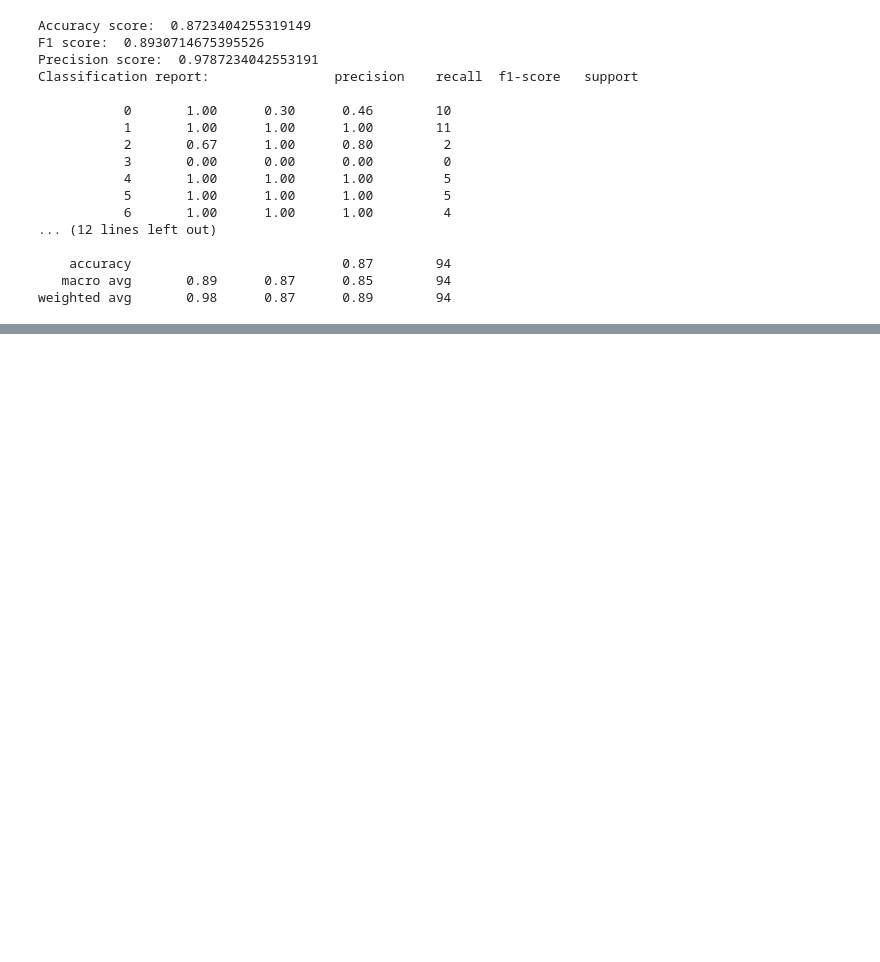
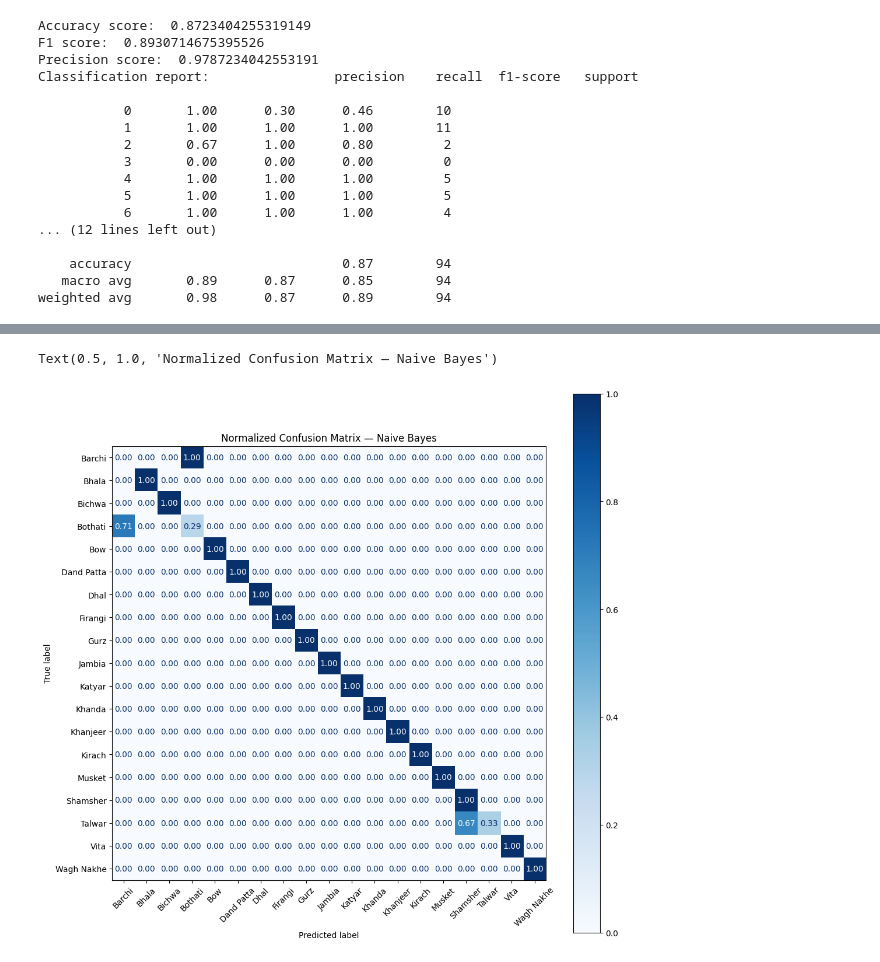
Before and after one commit to pratikchemate/ML_projects, a Jupyter notebook: Maratha_warfield.ipynb, the cells around one changed output, grey strips where cells are left out. Saved outputs shown, nothing was run; the diff lists cells and outputs as text; code cells hidden in the pictures; blank space fills up the shorter version.

```diff
--- a/Maratha_warfield.ipynb
+++ b/Maratha_warfield.ipynb
@@ -242,0 +262,4 @@ weighted avg       0.98      0.87      0.89        94
+# %%
+knn = KNeighborsClassifier()
+knn.fit(X_train_s,Y_train_s)
+y_pred_knn = knn.predict(X_test_s)
@@ -242,0 +291,4 @@ weighted avg       0.98      0.87      0.89        94
+# %%
+nb = GaussianNB()
+# %%
+nb.fit(X_train_s,Y_train_s)
@@ -242,0 +297,2 @@ weighted avg       0.98      0.87      0.89        94
+# %%
+y_pred_nb = nb.predict(X_test_s)
@@ -242,0 +322,11 @@ weighted avg       0.98      0.87      0.89        94
+# %%
+from sklearn.metrics import ConfusionMatrixDisplay
+cm1 = confusion_matrix(Y_test_s,y_pred_nb,normalize="true" )
+disp = ConfusionMatrixDisplay(confusion_matrix=cm1,display_labels=svm.classes_)
+fig, ax = plt.subplots(figsize=(12,12))
+disp.plot(cmap=plt.cm.Blues, values_format=".2f", ax=ax, colorbar=True)
+plt.xticks(rotation=45)
+plt.title("Normalized Confusion Matrix — Naive Bayes")
+# %% [output]
+Text(0.5, 1.0, 'Normalized Confusion Matrix — Naive Bayes')
+[figure, added]
```
Also changed, not shown: parts of 13 cells of this notebook, 4 other files.
